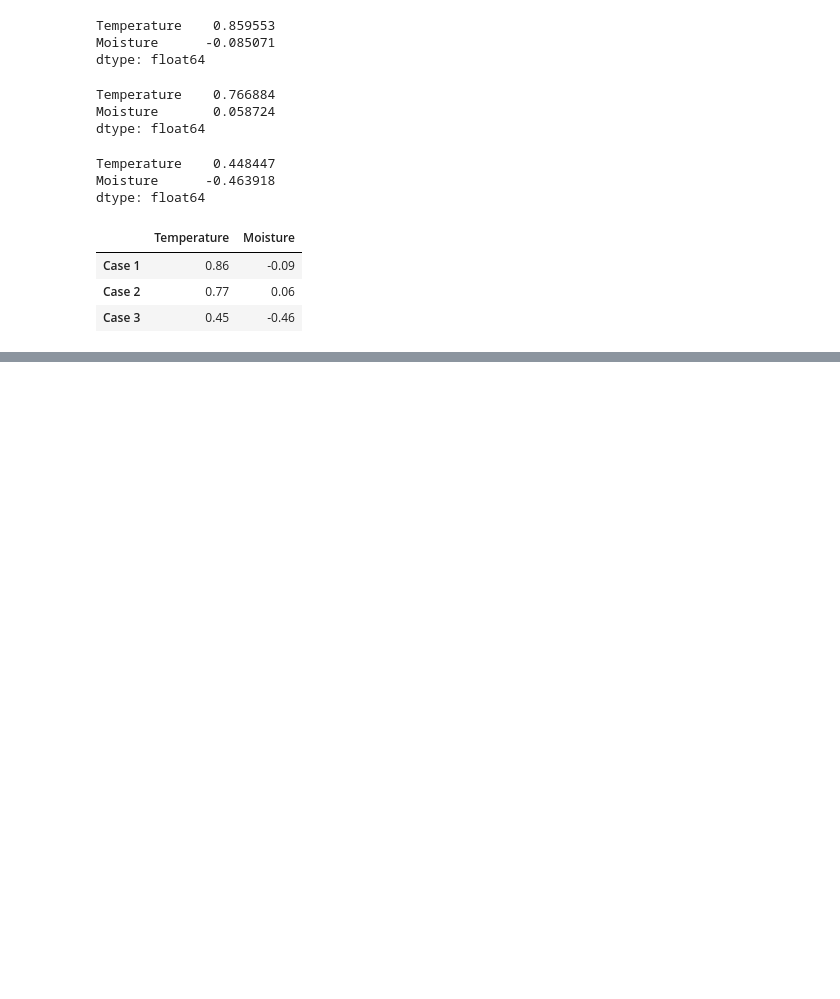
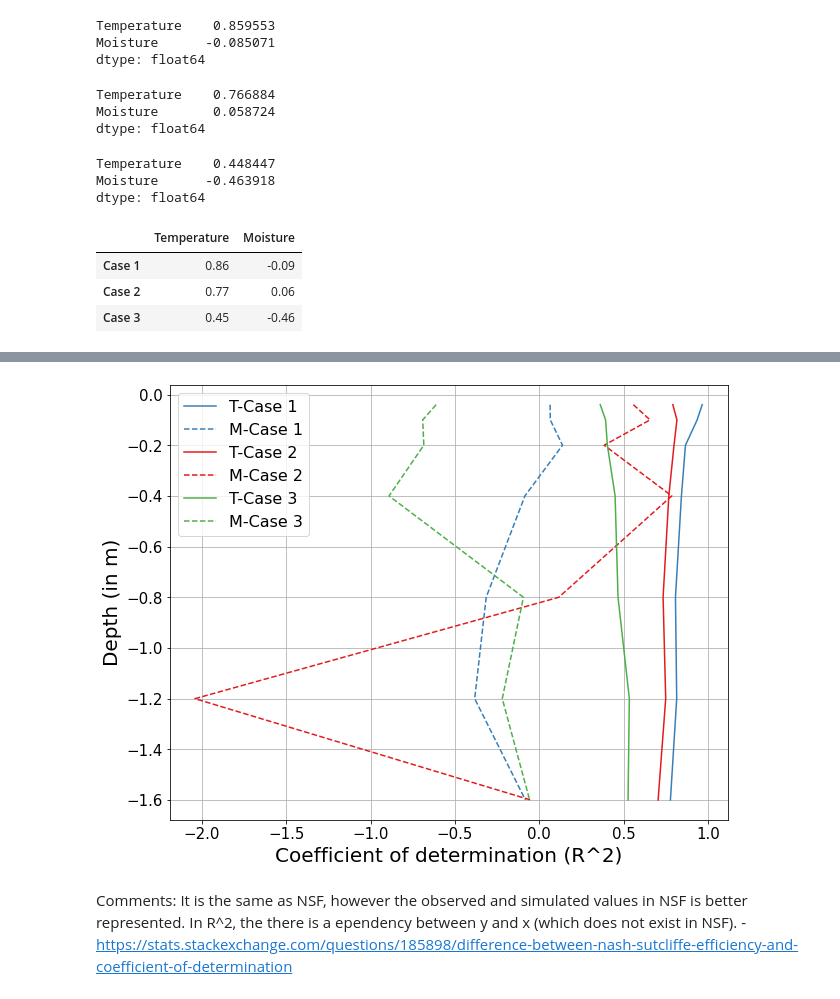
Before and after one commit to radhakrishnabl96/datamshapratirupa, a Jupyter notebook: 6_valid/Validation_output_analysis.ipynb, the cells around one changed output, grey strips where cells are left out. Drawn from its saved outputs; the diff is of its cells as text; code cells hidden in the pictures; blank space fills up the shorter version.

```diff
--- a/6_valid/Validation_output_analysis.ipynb
+++ b/6_valid/Validation_output_analysis.ipynb
@@ -686,0 +725,3 @@ nse_df_mean
+# %%
+depth = 0.1
+1 - (np.sum(np.power(df_obs_AWS[f'Soil moisture at - {depth} m (%)'] - case1_obs[f'Soil moisture at - {depth} m (%)'],2)))/(np.sum(np.power(df_obs_AWS[f'Soil moisture at - {depth} m (%)'] - df_obs_AWS[f'Soil moisture at - {depth} m (%)'].mean(),2)))
@@ -686,0 +741,17 @@ nse_df_mean
+# %%
+depths = [0.04, 0.1, 0.2, 0.4, 0.8, 1.2, 1.6]
+
+# Note: Case 1 and Case 2 is for 2019
+# Note: Case 3 is for 2017
+
+# Calculating the RMSE for temperature and moisture
+for j, depth in enumerate(depths):
+    # Temperature
+    coef_det_df_case1.iloc[j,0] = 1 - (np.sum(np.power(df_obs_AWS[f'Soil temperature at - {depth} m (°C)'] - case1_obs[f'Soil temperature at - {depth} m (°C)'],2)))/(np.sum(np.power(df_obs_AWS[f'Soil temperature at - {depth} m (°C)'] - df_obs_AWS[f'Soil temperature at - {depth} m (°C)'].mean(),2)))
+    coef_det_df_case2.iloc[j,0] = 1 - (np.sum(np.power(df_obs_AWS[f'Soil temperature at - {depth} m (°C)'] - case2_obs[f'Soil temperature at - {depth} m (°C)'],2)))/(np.sum(np.power(df_obs_AWS[f'Soil temperature at - {depth} m (°C)'] - df_obs_AWS[f'Soil temperature at - {depth} m (°C)'].mean(),2)))
+    coef_det_df_case3.iloc[j,0] = 1 - (np.sum(np.power(df_obs_AWS_III[f'Soil temperature at - {depth} m (°C)'] - case3_obs[f'Soil temperature at - {depth} m (°C)'],2)))/(np.sum(np.power(df_obs_AWS_III[f'Soil temperature at - {depth} m (°C)'] - df_obs_AWS_III[f'Soil temperature at - {depth} m (°C)'].mean(),2)))
+
+    # Moisture
+    coef_det_df_case1.iloc[j,1] = 1 - (np.sum(np.power(df_obs_AWS[f'Soil moisture at - {depth} m (%)'] - case1_obs[f'Soil moisture at - {depth} m (%)'],2)))/(np.sum(np.power(df_obs_AWS[f'Soil moisture at - {depth} m (%)'] - df_obs_AWS[f'Soil moisture at - {depth} m (%)'].mean(),2)))
+    coef_det_df_case2.iloc[j,1] = 1 - (np.sum(np.power(df_obs_AWS[f'Soil moisture at - {depth} m (%)'] - case2_obs[f'Soil moisture at - {depth} m (%)'],2)))/(np.sum(np.power(df_obs_AWS[f'Soil moisture at - {depth} m (%)'] - df_obs_AWS[f'Soil moisture at - {depth} m (%)'].mean(),2)))
+    coef_det_df_case3.iloc[j,1] = 1 - (np.sum(np.power(df_obs_AWS_III[f'Soil moisture at - {depth} m (%)'] - case3_obs[f'Soil moisture at - {depth} m (%)'],2)))/(np.sum(np.power(df_obs_AWS_III[f'Soil moisture at - {depth} m (%)'] - df_obs_AWS_III[f'Soil moisture at - {depth} m (%)'].mean(),2)))
@@ -687,2 +769,39 @@ nse_df_mean
+# %%
+fig, ax = plt.subplots(figsize=(10, 8))
+
+#plt.figure(figsize=(20, 12))
+
+# Case 1
+ax.plot(coef_det_df_case1.iloc[:,0], -coef_det_df_case1.index,'#377eb8', label=f'T-Case 1')
+ax.plot(coef_det_df_case1.iloc[:,1], -coef_det_df_case1.index,'#377eb8', linestyle='dashed', label=f'M-Case 1')
+
+# Case 2
+ax.plot(coef_det_df_case2.iloc[:,0], -coef_det_df_case1.index,'#e41a1c', label=f'T-Case 2')
+ax.plot(coef_det_df_case2.iloc[:,1], -coef_det_df_case1.index,'#e41a1c', linestyle='dashed',label=f'M-Case 2')
+
+# Case 3
+ax.plot(coef_det_df_case3.iloc[:,0], -coef_det_df_case1.index,'#4daf4a', label=f'T-Case 3')
+ax.plot(coef_det_df_case3.iloc[:,1], -coef_det_df_case1.index,'#4daf4a', linestyle='dashed',label=f'M-Case 3')
+
+
+#for i, name in enumerate(cf_names):
+#    ax.plot(locals()[f'obj_fn_{i+1}']['total_phi'],label=f'{name}')
+
+#ax.set_title('Nash-Sutcliffe Model efficiency (coef_det) coefficient Vs Depth', fontsize=15)
+ax.set_ylabel('Depth (in m)', fontsize=20)
+ax.set_xlabel('Coefficient of determination (R^2)', fontsize=20)
+ax.grid(b=True)
+ax.legend(fontsize=16)
+
+# We change the fontsize of minor ticks label
+ax.tick_params(axis='both', which='major', labelsize=15)
+ax.tick_params(axis='both', which='minor', labelsize=15)
+
+
+#plt.savefig('Valid_coef_det.jpg',dpi=300)
+# %% [output]
+[figure, added]
+# %% [markdown]
+Comments: It is the same as NSF, however the observed and simulated values in NSF is better represented. In R^2, the there is a ependency between y and x (which does not exist in NSF). - https://stats.stackexchange.com/questions/185898/difference-between-nash-sutcliffe-efficiency-and-coefficient-of-determination
 # %%
 ### Comparing the
```
Also changed, not shown: parts of 9 cells of this notebook, 39 other files.
